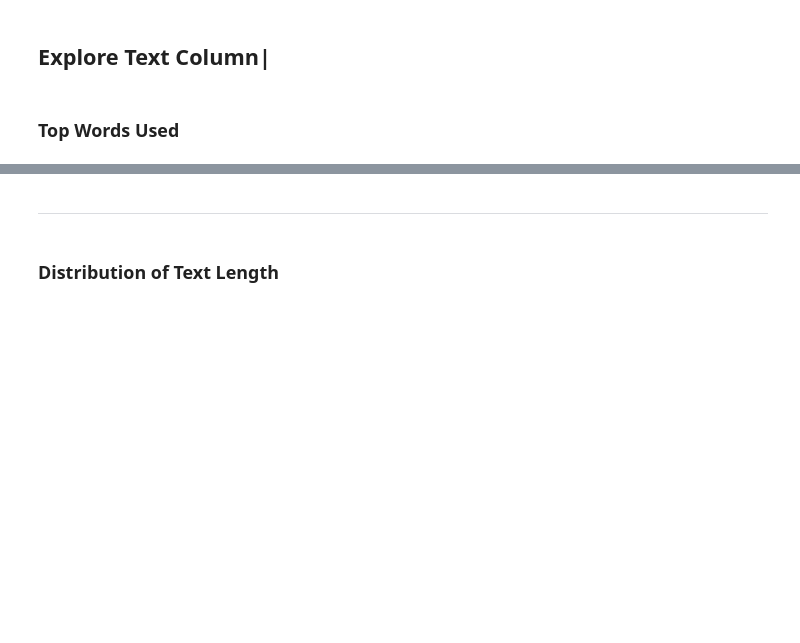
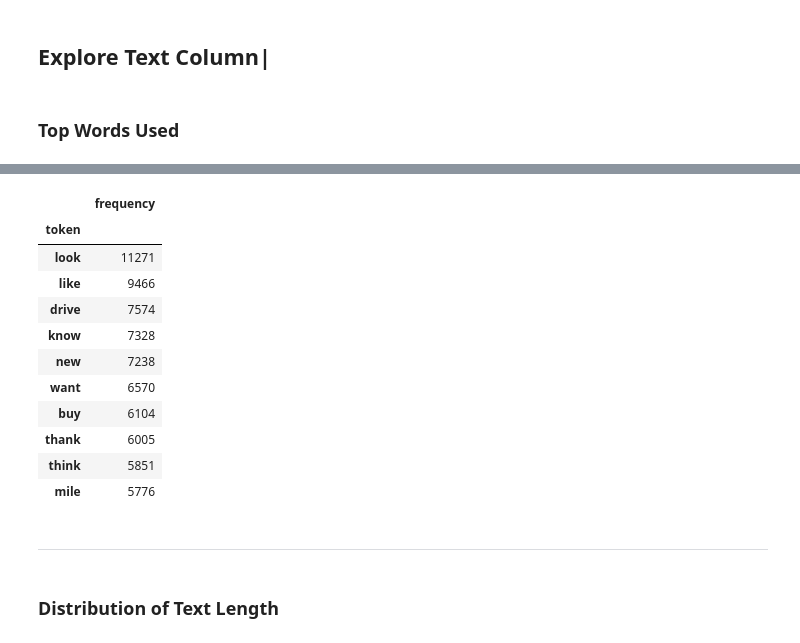
Before and after one commit to shane-kercheval/nlp-template, a Jupyter notebook: source/notebooks/text_eda_reddit.ipynb, the cells around one changed output, grey strips where cells are left out. Cells and saved outputs as stored; diff of their text form; code cells hidden in the pictures; blank space fills up the shorter version.

```diff
--- a/source/notebooks/text_eda_reddit.ipynb
+++ b/source/notebooks/text_eda_reddit.ipynb
@@ -14,8 +14,6 @@ Much of the code and examples are copied/modified from
 # Setup
 # %%
 %run "/code/source/config/notebook_settings.py"
-# %%
-pd.set_option('display.max_colwidth', None)
 # %%
 from itertools import islice
 import pandas as pd
@@ -198,6 +254,19 @@ Explore idiosyncrasies of various columns, e.g. same speaker represented multipl
 # %%
 remove_tokens = {'_number_', 'car'}
-count_tokens(df['partial_lemmas'], remove_tokens=remove_tokens).head(10)
+count_tokens(df['lemmas_important'], remove_tokens=remove_tokens).head(10)
+# %% [output]
+|  | frequency |
+| token |  |
+| look | 11271 |
+| like | 9466 |
+| drive | 7574 |
+| know | 7328 |
+| new | 7238 |
+| want | 6570 |
+| buy | 6104 |
+| thank | 6005 |
+| think | 5851 |
+| mile | 5776 |
 # %% [markdown]
 ---
 # %% [markdown]
```
Also changed, not shown: parts of 13 cells of this notebook, 2 other files.
